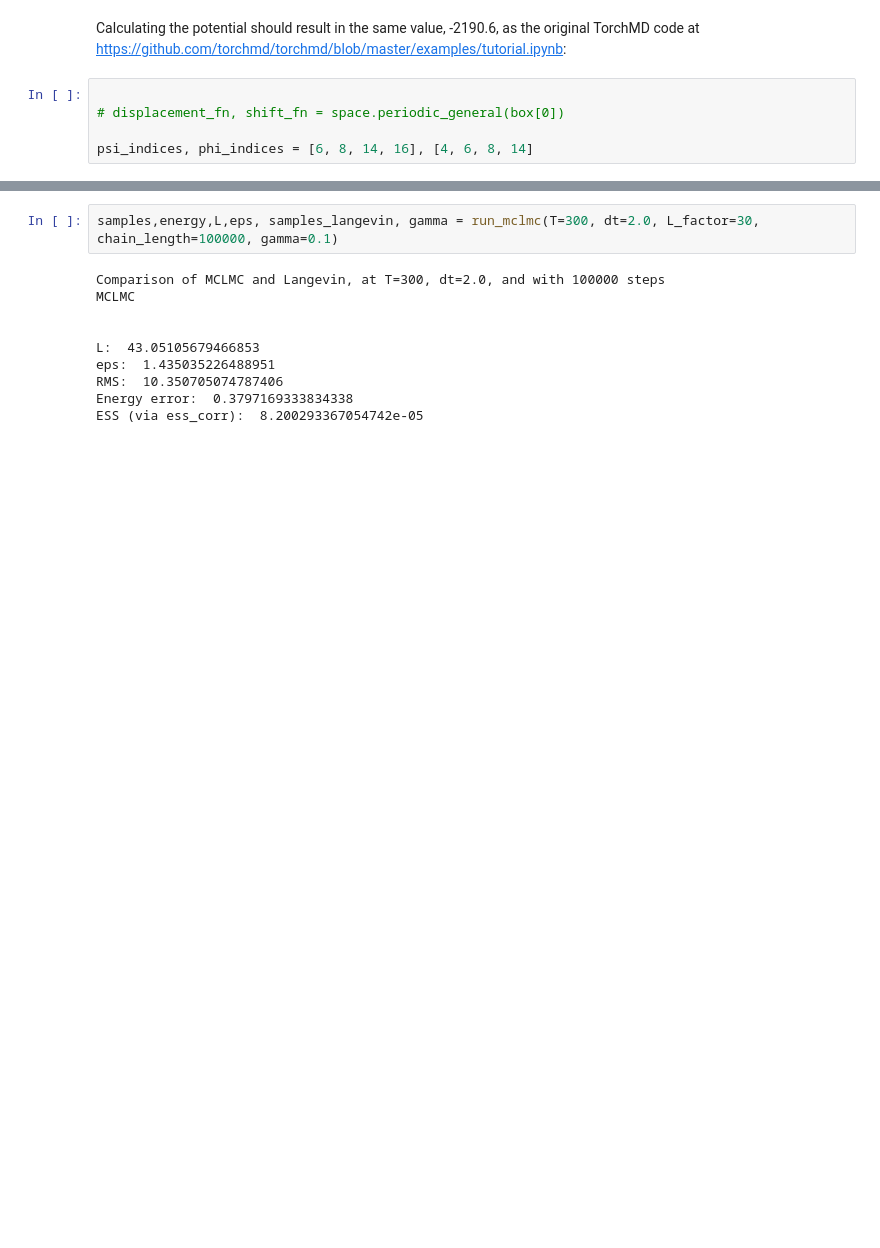
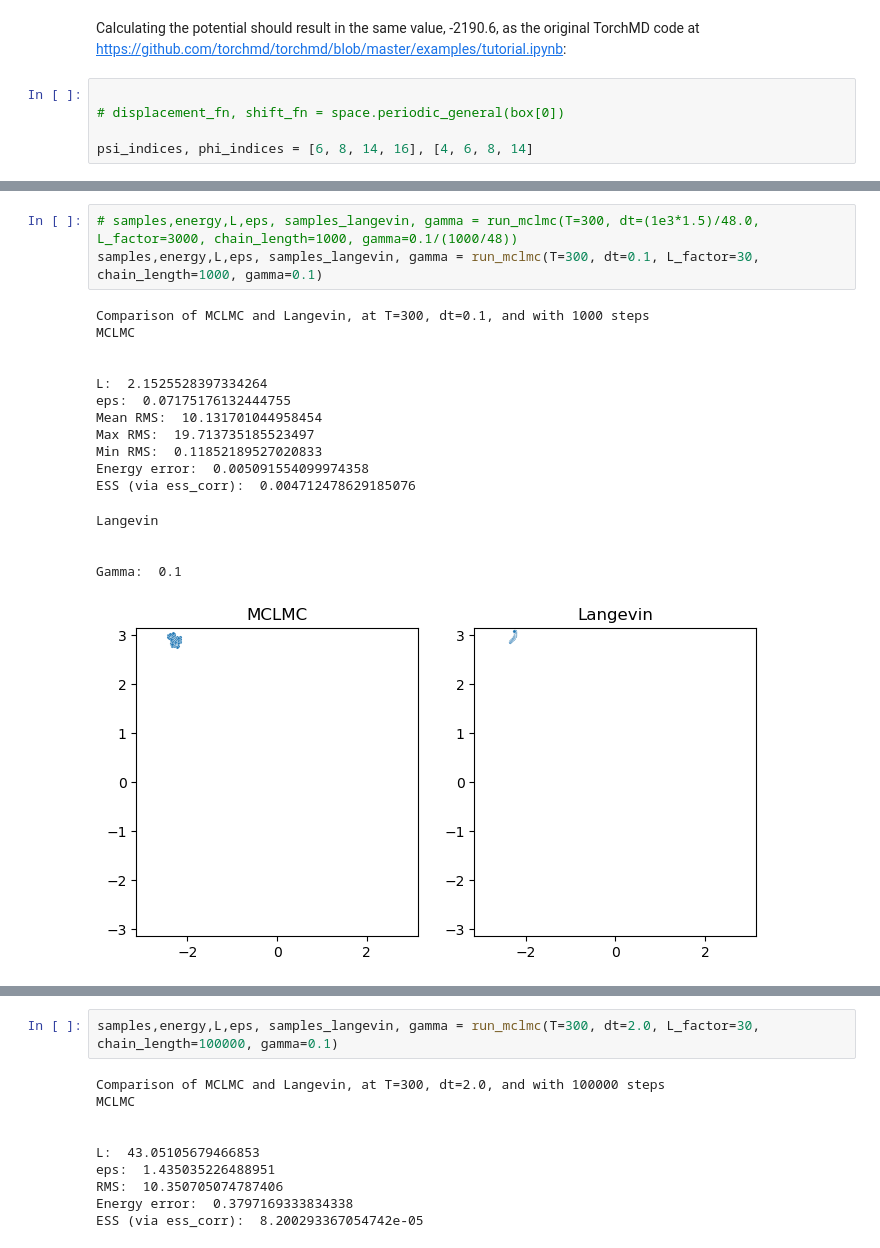
Before and after one commit to reubenharry/jax-md, a Jupyter notebook: notebooks/ad_mclmc.ipynb, the cells around one changed output, grey strips where cells are left out. Saved outputs shown, nothing was run; the diff lists cells and outputs as text; blank space fills up the shorter version.

```diff
--- a/notebooks/ad_mclmc.ipynb
+++ b/notebooks/ad_mclmc.ipynb
@@ -169,0 +363,20 @@ Gamma:  1.0
+# %%
+# samples,energy,L,eps, samples_langevin, gamma = run_mclmc(T=300, dt=(1e3*1.5)/48.0, L_factor=3000, chain_length=1000, gamma=0.1/(1000/48))
+samples,energy,L,eps, samples_langevin, gamma = run_mclmc(T=300, dt=0.1, L_factor=30, chain_length=1000, gamma=0.1)
+# %% [output]
+Comparison of MCLMC and Langevin, at T=300, dt=0.1, and with 1000 steps
+MCLMC
+
+
+L:  2.1525528397334264
+eps:  0.07175176132444755
+Mean RMS:  10.131701044958454
+Max RMS:  19.713735185523497
+Min RMS:  0.11852189527020833
+Energy error:  0.005091554099974358
+ESS (via ess_corr):  0.004712478629185076
+Langevin
+
+
+Gamma:  0.1
+[figure, added]
```
Also changed, not shown: parts of 38 cells of this notebook, 15 other files.
